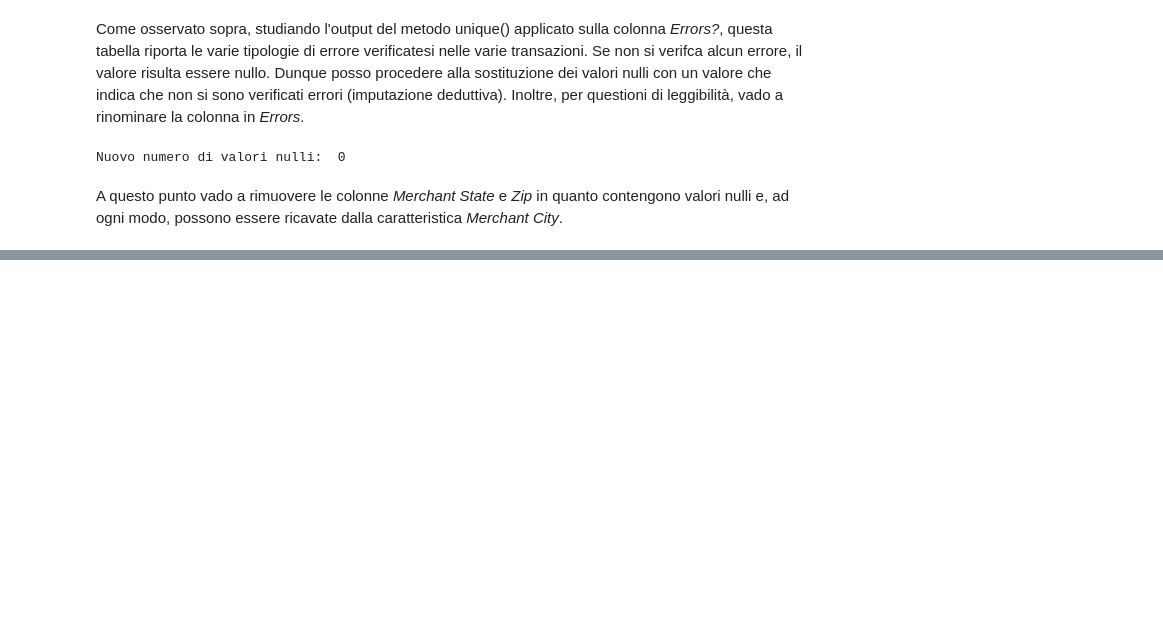
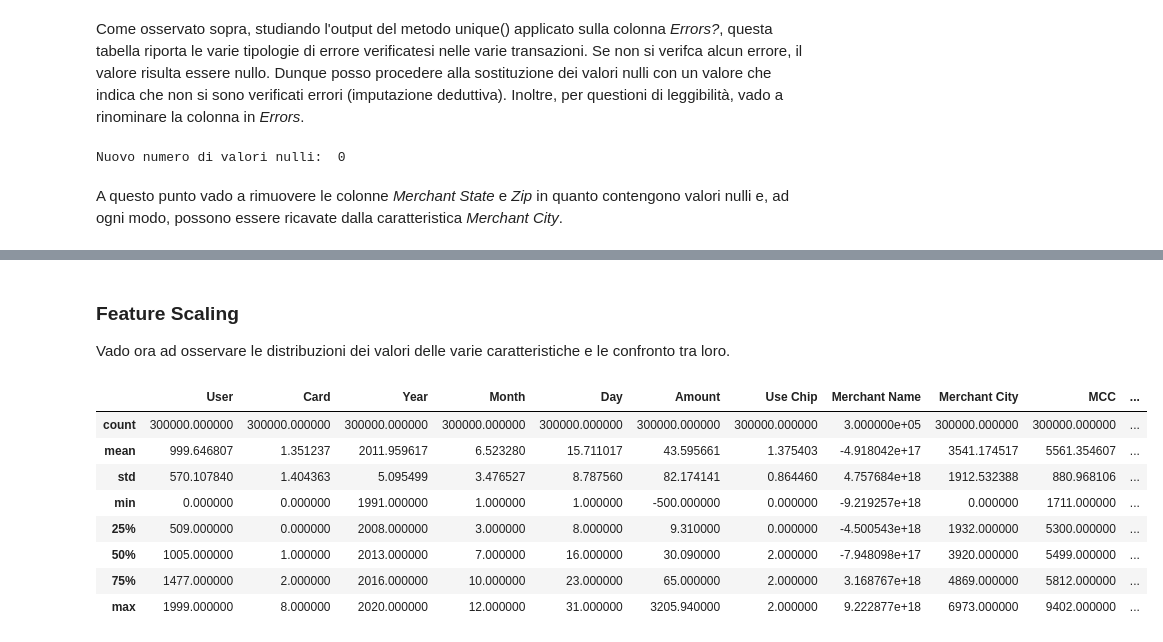
Before and after one commit to marcosantoriello/CCFDetector, a Jupyter notebook: CreditCardFraudDetector.ipynb, the cells around one changed output, grey strips where cells are left out. Saved outputs shown, nothing was run; the diff lists cells and outputs as text; code cells hidden in the pictures; blank space fills up the shorter version.

Commit message:
Feature Scaling

```diff
--- a/CreditCardFraudDetector.ipynb
+++ b/CreditCardFraudDetector.ipynb
@@ -291,0 +311,15 @@ Infine, siccome il modello avrà bisogno di dati numerici, vado a convertire i v
+# %% [markdown]
+### Feature Scaling
+Vado ora ad osservare le distribuzioni dei valori delle varie caratteristiche e le confronto tra loro.
+# %%
+df.describe()
+# %% [output]
+|  | User | Card | Year | Month | Day | Amount | Use Chip | Merchant Name | Merchant City | MCC | ... |
+| count | 300000.000000 | 300000.000000 | 300000.000000 | 300000.000000 | 300000.000000 | 300000.000000 | 300000.000000 | 3.000000e+05 | 300000.000000 | 300000.000000 | ... |
+| mean | 999.646807 | 1.351237 | 2011.959617 | 6.523280 | 15.711017 | 43.595661 | 1.375403 | -4.918042e+17 | 3541.174517 | 5561.354607 | ... |
+| std | 570.107840 | 1.404363 | 5.095499 | 3.476527 | 8.787560 | 82.174141 | 0.864460 | 4.757684e+18 | 1912.532388 | 880.968106 | ... |
+| min | 0.000000 | 0.000000 | 1991.000000 | 1.000000 | 1.000000 | -500.000000 | 0.000000 | -9.219257e+18 | 0.000000 | 1711.000000 | ... |
+| 25% | 509.000000 | 0.000000 | 2008.000000 | 3.000000 | 8.000000 | 9.310000 | 0.000000 | -4.500543e+18 | 1932.000000 | 5300.000000 | ... |
+| 50% | 1005.000000 | 1.000000 | 2013.000000 | 7.000000 | 16.000000 | 30.090000 | 2.000000 | -7.948098e+17 | 3920.000000 | 5499.000000 | ... |
+| 75% | 1477.000000 | 2.000000 | 2016.000000 | 10.000000 | 23.000000 | 65.000000 | 2.000000 | 3.168767e+18 | 4869.000000 | 5812.000000 | ... |
+| max | 1999.000000 | 8.000000 | 2020.000000 | 12.000000 | 31.000000 | 3205.940000 | 2.000000 | 9.222877e+18 | 6973.000000 | 9402.000000 | ... |
```
Also changed, not shown: parts of 6 cells of this notebook.
